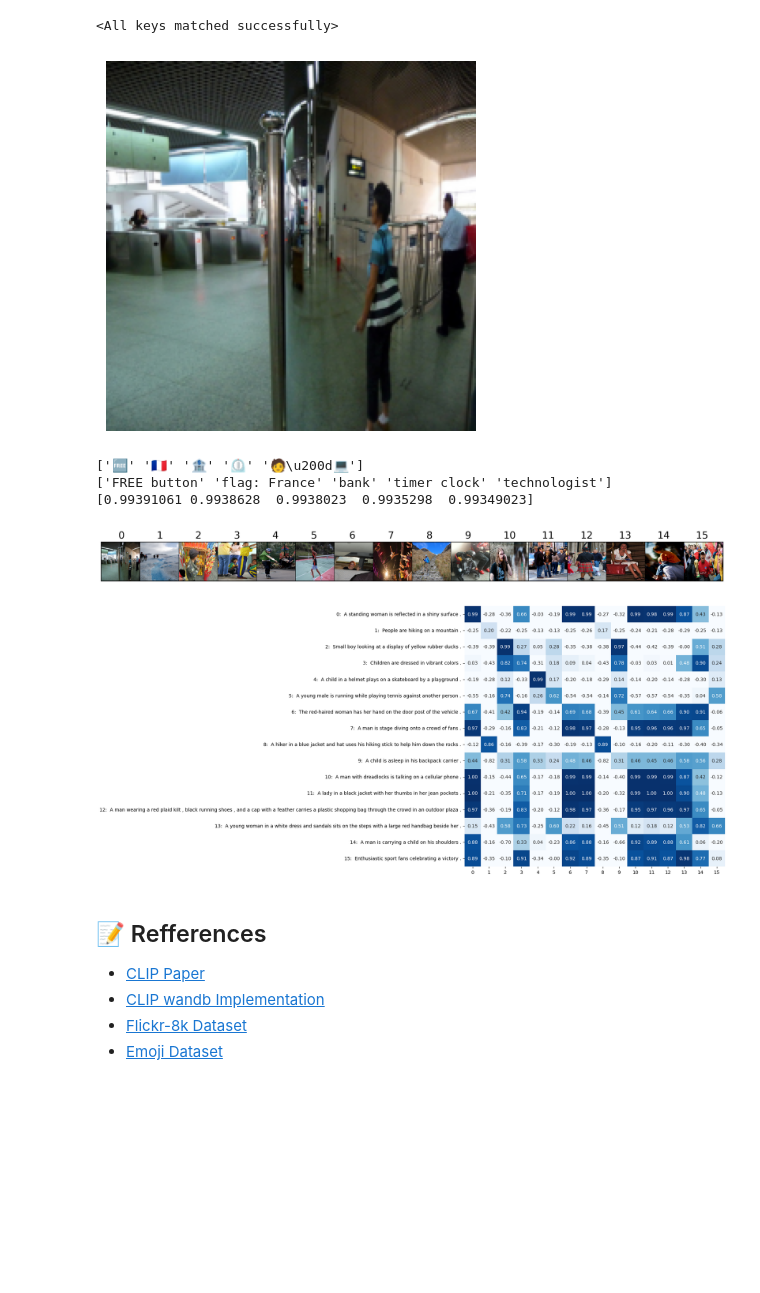
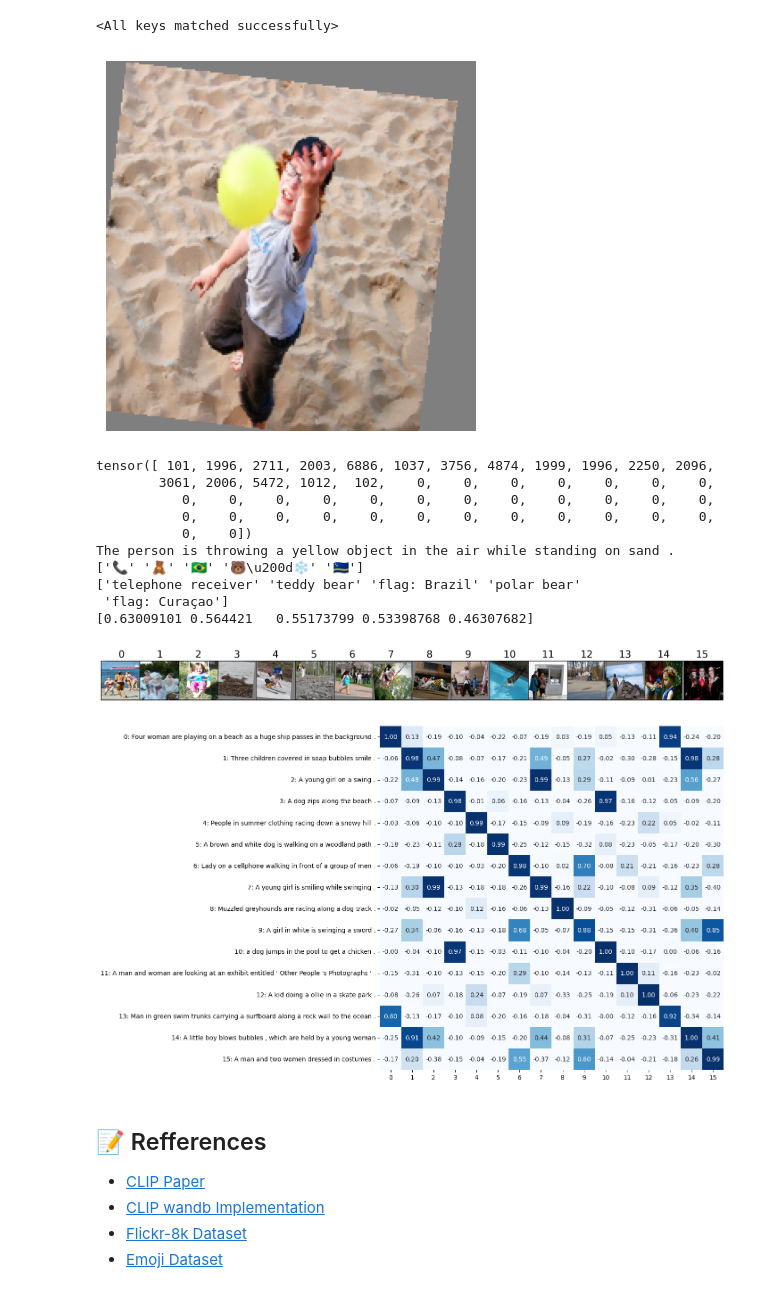
Before and after one commit to yosshstd/Image2Emoji, a Jupyter notebook: main.ipynb, the cells around one changed output. Saved outputs shown, nothing was run; the diff lists cells and outputs as text; code cells hidden in the pictures; blank space fills up the shorter version.

```diff
--- a/main.ipynb
+++ b/main.ipynb
@@ -61,18 +61,18 @@ if not os.path.exists('./Flickr8k'):
     !rm flickr8k.zip
     !echo 'Downloaded Flickr8k dataset successfully.'
 
-if not os.path.exists('./Flickr30k'):
-    !wget "https://github.com/awsaf49/flickr-dataset/releases/download/v1.0/flickr30k_part00"
-    !wget "https://github.com/awsaf49/flickr-dataset/releases/download/v1.0/flickr30k_part01"
-    !wget "https://github.com/awsaf49/flickr-dataset/releases/download/v1.0/flickr30k_part02"
-    !cat flickr30k_part00 flickr30k_part01 flickr30k_part02 > flickr30k.zip
-    !rm flickr30k_part00 flickr30k_part01 flickr30k_part02
-    !unzip -q flickr30k.zip -d ./Flickr30k
-    !rm flickr30k.zip
-    !echo "Downloaded Flickr30k dataset successfully."
+# if not os.path.exists('./Flickr30k'):
+#     !wget "https://github.com/awsaf49/flickr-dataset/releases/download/v1.0/flickr30k_part00"
+#     !wget "https://github.com/awsaf49/flickr-dataset/releases/download/v1.0/flickr30k_part01"
+#     !wget "https://github.com/awsaf49/flickr-dataset/releases/download/v1.0/flickr30k_part02"
+#     !cat flickr30k_part00 flickr30k_part01 flickr30k_part02 > flickr30k.zip
+#     !rm flickr30k_part00 flickr30k_part01 flickr30k_part02
+#     !unzip -q flickr30k.zip -d ./Flickr30k
+#     !rm flickr30k.zip
+#     !echo "Downloaded Flickr30k dataset successfully."
 
 # Load data
-train_loader, val_loader = get_dataloaders(data_dir='Flickr30k', tokenizer_name='albert-base-v2', batch_size=bs, num_workers=2)
+train_loader, val_loader = get_dataloaders(data_dir='Flickr8k', tokenizer_name='distilbert-base-uncased', batch_size=bs, num_workers=2)
 # %% [markdown]
 ## 📎 Model
 OpenAI's CLIP (Contrastive Language-Image Pretraining) model can embed different types of data into a common feature space by learning to predict which images correspond to which text descriptions.
@@ -82,7 +82,7 @@ After training the model on the Flickr-8k dataset, the model is able to predict
 ![clip](pictures/clip.png)
 # %%
 # Load model
-model = lightning_model.CLIPModel(image_encoder_alias='resnet18', text_encoder_alias='albert-base-v2')
+model = lightning_model.CLIPModel(image_encoder_alias='resnet18', text_encoder_alias='distilbert-base-uncased')
 # %% [markdown]
 ## 🏃 Constrastive Pre-training
 The model is trained using a contrastive loss function. It is trained to maximize the similarity between an image and its corresponding caption while minimizing the similarity between an image and a random caption. The model is trained for 10 epochs with a batch size of 16.
@@ -90,5 +90,5 @@ The model is trained using a contrastive loss function. It is trained to maximiz
 If you don't want to train the model, you can skip this section and directly jump to loading the trained model weights.
 # %%
 # Train model
-trainer = pl.Trainer(max_epochs=30, enable_checkpointing=True, callbacks=[lightning_model.OverrideEpochStepCallback(), EarlyStopping(monitor='val/loss', patience=3, verbose=False)])
+trainer = pl.Trainer(max_epochs=10, enable_checkpointing=False, callbacks=[lightning_model.OverrideEpochStepCallback(), EarlyStopping(monitor='val/loss', patience=3, verbose=False)])
 trainer.fit(model, train_loader, val_loader)
@@ -114,13 +144,13 @@ You can load the model weights to predict the emoji for a given image.
 # %% [output]
 <All keys matched successfully>
 # %%
-pd_emoji = pd.read_csv('EmojiDataset/emoji_with_embeddings2.csv')
+pd_emoji = pd.read_csv('EmojiDataset/emoji_with_embeddings_distilbert.csv')
 # Get emoji embeddings
 emoji_embeddings = pd_emoji.iloc[:, 2:].values
 
 # Fetch a batch of images and captions
-images, texts, captions = next(iter(val_loader))
-id = 0
+images, texts, captions = next(iter(train_loader))
+id =4
 
 # Get image embedding
 model.eval()
@@ -128,6 +158,9 @@ model.to(device)
 image_features = model.image_encoder(images[id].unsqueeze(0).to(device))
 image_embeddings = model.image_projection(image_features)
 image_embeddings = F.normalize(image_embeddings, dim=-1).cpu().detach().numpy()
+text_features = model.text_encoder(texts[id].unsqueeze(0).to(device))
+text_embeddings = model.text_projection(text_features)
+text_embeddings = F.normalize(text_embeddings, dim=-1).cpu().detach().numpy()
 
 # Calculate similarity between image and emoji embeddings
 similarity = np.dot(image_embeddings, emoji_embeddings.T)
@@ -137,6 +170,10 @@ plt.imshow(images[id].permute(1, 2, 0)/2+0.5)
 plt.axis('off')
 plt.show()
 
+# Show caption
+print(texts[id])
+print(captions[id])
+
 # Get top 5 most similar emojis
 top5_idx = np.argsort(similarity[0])[::-1][:5]
 top5_emojis = pd_emoji.iloc[top5_idx, 0].values
@@ -145,33 +182,40 @@ print(top5_emojis)
 print(top5_emoji_captions)
 print(similarity[0][top5_idx])
 # %% [output]
-[figure, old version]
+[figure, new version]
-['🆓' '🇫🇷' '🏦' '⏲' '🧑\u200d💻']
-['FREE button' 'flag: France' 'bank' 'timer clock' 'technologist']
-[0.99391061 0.9938628  0.9938023  0.9935298  0.99349023]
+tensor([ 101, 1996, 2711, 2003, 6886, 1037, 3756, 4874, 1999, 1996, 2250, 2096,
+        3061, 2006, 5472, 1012,  102,    0,    0,    0,    0,    0,    0,    0,
+           0,    0,    0,    0,    0,    0,    0,    0,    0,    0,    0,    0,
+           0,    0,    0,    0,    0,    0,    0,    0,    0,    0,    0,    0,
+           0,    0])
+The person is throwing a yellow object in the air while standing on sand .
+['📞' '🧸' '🇧🇷' '🐻\u200d❄️' '🇨🇼']
+['telephone receiver' 'teddy bear' 'flag: Brazil' 'polar bear'
+ 'flag: Curaçao']
+[0.63009101 0.564421   0.55173799 0.53398768 0.46307682]
 # %%
 # Fetch a batch of images and captions
-images, texts, captions = next(iter(val_loader))
+images, texts, captions = next(iter(train_loader))
 
 # show images
 row_images = images / 2 + 0.5
 fig, ax = plt.subplots(figsize=(bs, bs), dpi=300)
 ax.set_xticks([]); ax.set_yticks([])
 ax.imshow(make_grid(row_images.detach()[:row_images.size(0)], nrow=bs).permute(1, 2, 0))
 for i in range(row_images.size(0)):
     ax.text(i%bs*224+100, i//bs*224-20, str(i), fontsize=14, color='black')
 plt.show()
 
 # show captions and similarity matrix
 plt.figure(figsize=(10,10))
 image_embeddings, text_embeddings = model((images.to(device), texts.to(device)))
 similarity = np.dot(image_embeddings.detach().cpu().numpy(), text_embeddings.detach().cpu().numpy().T)
 sns.heatmap(similarity, vmin=0, vmax=1, cmap='Blues', annot=True, square=True, fmt='.2f', cbar=False)
 plt.yticks(ticks=np.arange(len(captions))+0.5, labels=[f'{i}: {caption}' for i, caption in enumerate(captions)], rotation=0)
 plt.show()
 # %% [output]
-[figure, old version]
+[figure, new version]
-[figure, old version]
+[figure, new version]
 # %% [markdown]
 ## 📝 Refferences
 - [CLIP Paper](https://arxiv.org/abs/2103.00020)
```
Also changed, not shown: parts of 4 cells of this notebook, 11 other files.
